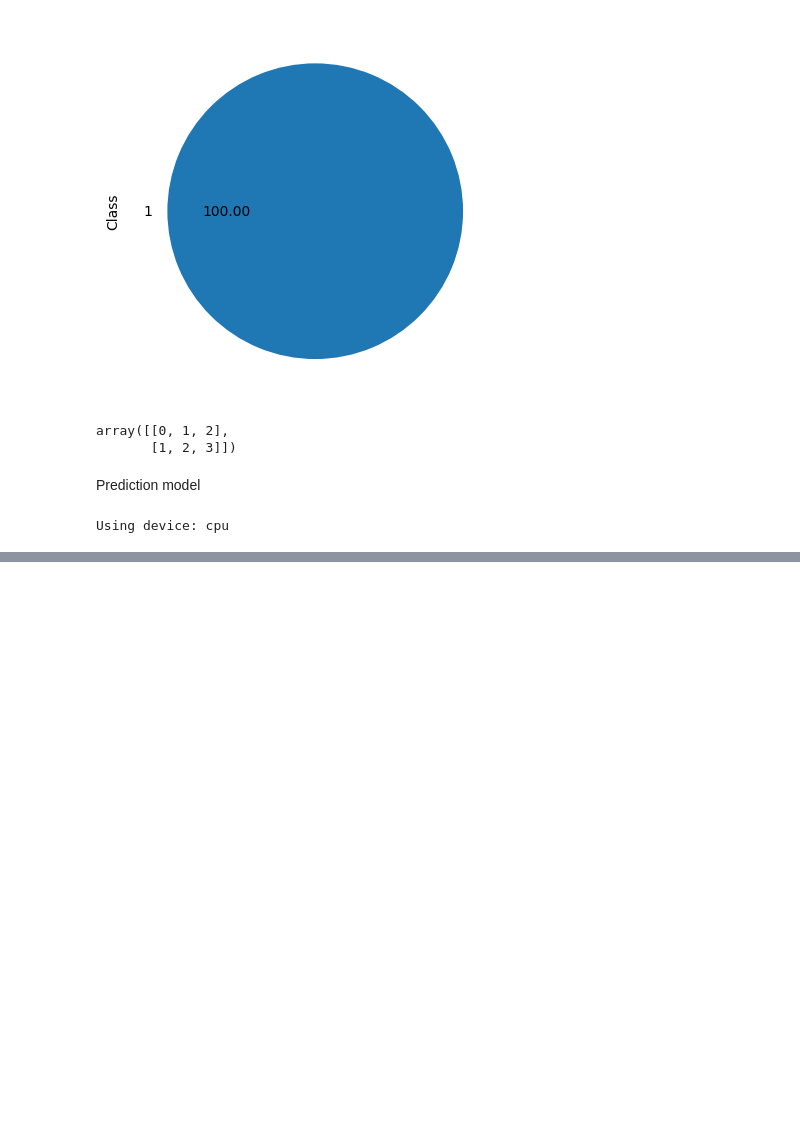
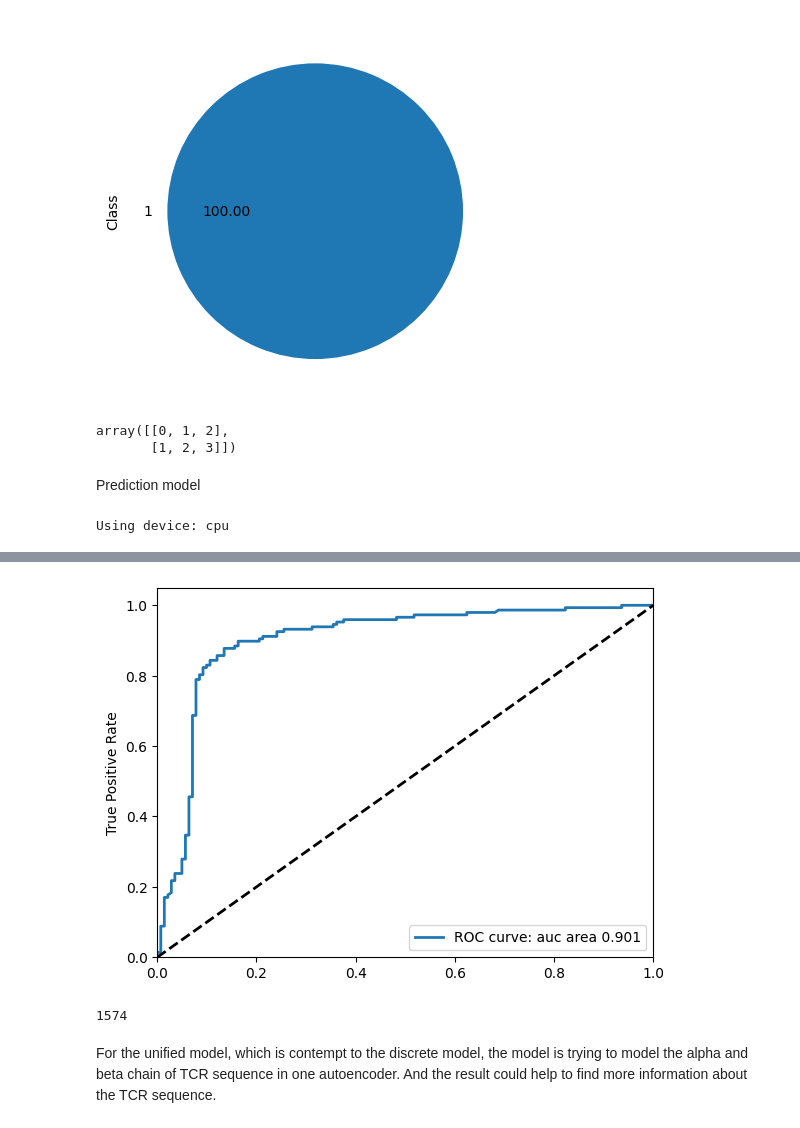
Before and after one commit to cb11711211/pMHC-TCR-binding-prediction, a Jupyter notebook: prediction_model/Week_06_Discrete_ae.ipynb, the cells around one changed output, grey strips where cells are left out. Drawn from its saved outputs; the diff is of its cells as text; code cells hidden in the pictures; blank space fills up the shorter version.

Commit message:
Finish discrete model testing

```diff
--- a/prediction_model/Week_06_Discrete_ae.ipynb
+++ b/prediction_model/Week_06_Discrete_ae.ipynb
@@ -675,0 +713,32 @@ Best val loss: 0.0143, model saved to data/project/data/model_4_20.pt
+# %%
+targets = np.zeros((0,2))
+for target in target_history:
+    targets = np.vstack((targets, target))
+
+preds = np.zeros((0,2))
+for pred in pred_history:
+    preds = np.vstack((preds, pred))
+
+fpr_dict = {}
+tpr_dict = {}
+roc_auc_dict = {}
+for i in range(targets.shape[1]):
+    fpr_dict[i], tpr_dict[i], _ = roc_curve(list(targets[:, i]), list(preds[:, i]))
+    fpr_dict[i] = list(fpr_dict[i])
+    tpr_dict[i] = list(tpr_dict[i])
+
+plt.figure()
+lw = 2
+plt.plot(fpr_dict[0], tpr_dict[0], label=f"ROC curve: auc area {auc:.3f}", lw=lw)
+plt.plot([0, 1], [0, 1], color='black', lw=lw, linestyle='--')
+plt.xlim([0.0, 1.0])
+plt.ylim([0.0, 1.05])
+plt.ylabel('True Positive Rate')
+plt.legend(loc="lower right")
+plt.show()
+# %% [output]
+[figure, added]
+# %%
+len(pMHC_TCRData)
+# %% [output]
+1574
@@ -675,0 +748,2 @@ Best val loss: 0.0143, model saved to data/project/data/model_4_20.pt
+# %% [markdown]
+For the unified model, which is contempt to the discrete model, the model is trying to model the alpha and beta chain of TCR sequence in one autoencoder. And the result could help to find more information about the TCR sequence.
```
Also changed, not shown: parts of 4 cells of this notebook.
